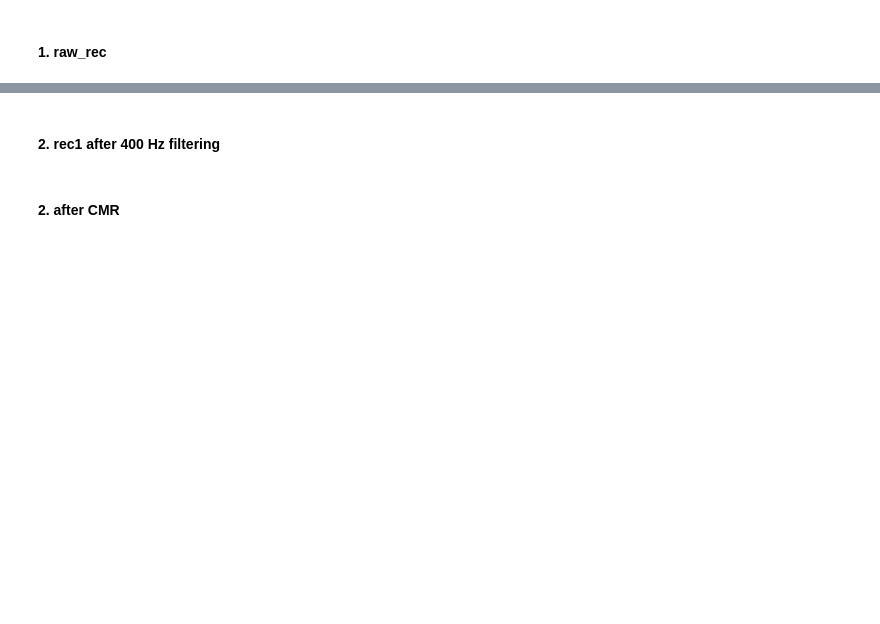
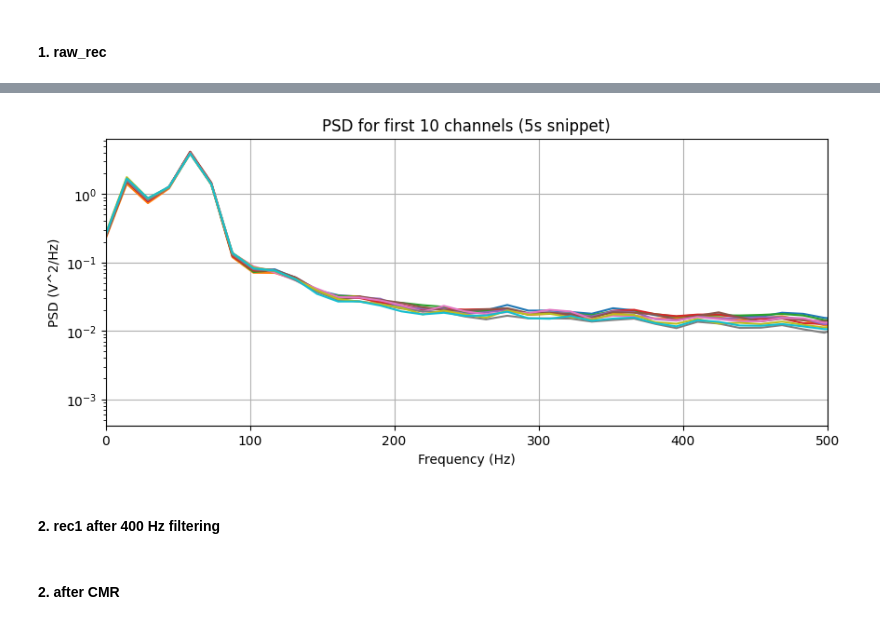
Before and after one commit to shunnnli/pyNeuroDAP, a Jupyter notebook: notebooks/Shun_NP_analysis.ipynb, the cells around one changed output, grey strips where cells are left out. Cells and saved outputs as stored; diff of their text form; code cells hidden in the pictures; blank space fills up the shorter version.

```diff
--- a/notebooks/Shun_NP_analysis.ipynb
+++ b/notebooks/Shun_NP_analysis.ipynb
@@ -589,3 +620,64 @@ plt.show()
+# %%
+import numpy as np
+import matplotlib.pyplot as plt
+from scipy.signal import welch
+
+def calculate_snippet_psd(recording, start_time_sec=0, duration_sec=5, nperseg=2048):
+    """
+    Calculates PSD for each channel from a specific snippet of the recording.
+
+    Parameters:
+    -----------
+    recording : spikeinterface.BaseRecording
+        The raw recording object.
+    start_time_sec : float
+        Start time of the snippet in seconds.
+    duration_sec : float
+        Duration of the snippet in seconds (default 5s).
+    nperseg : int
+        Length of each Welch segment (determines frequency resolution).
+
+    Returns:
+    --------
+    f : ndarray
+        Array of sample frequencies.
+    Pxx : ndarray
+        Power spectral density of each channel (shape: frequencies, channels).
+    """
+    fs = recording.get_sampling_frequency()
+
+    # Convert time to frame indices
+    start_frame = int(start_time_sec * fs)
+    end_frame = int((start_time_sec + duration_sec) * fs)
+
+    # Ensure we don't exceed recording length
+    end_frame = min(end_frame, recording.get_num_samples())
+
+    # Extract traces (samples, channels)
+    # Note: spikeinterface traces are usually (time, channel)
+    traces = recording.get_traces(start_frame=start_frame, end_frame=end_frame)
+
+    # Calculate PSD using Welch's method
+    # axis=0 computes PSD for each column (channel) independently
+    f, Pxx = welch(traces, fs=fs, nperseg=nperseg, axis=0)
+
+    return f, Pxx
+
+# --- Example Usage ---
+# Assuming 'raw_rec' is your spikeinterface recording object
+f, Pxx = calculate_snippet_psd(raw_rec, start_time_sec=10, duration_sec=5)
+
+# Optional: Plotting a few channels to verify
+plt.figure(figsize=(10, 4))
+plt.semilogy(f, Pxx[:, :10]) # Plot first 10 channels
+plt.xlabel('Frequency (Hz)')
+plt.ylabel('PSD (V^2/Hz)')
+plt.title('PSD for first 10 channels (5s snippet)')
+plt.xlim(0, 500) # Zoom into relevant frequency range (e.g. LFP/mains)
+plt.grid(True)
+plt.show()
+# %% [output]
+[figure, added]
 # %% [markdown]
 #### 2. rec1 after 400 Hz filtering
 # %%
```
Also changed, not shown: parts of 11 cells of this notebook, 1 other file.
